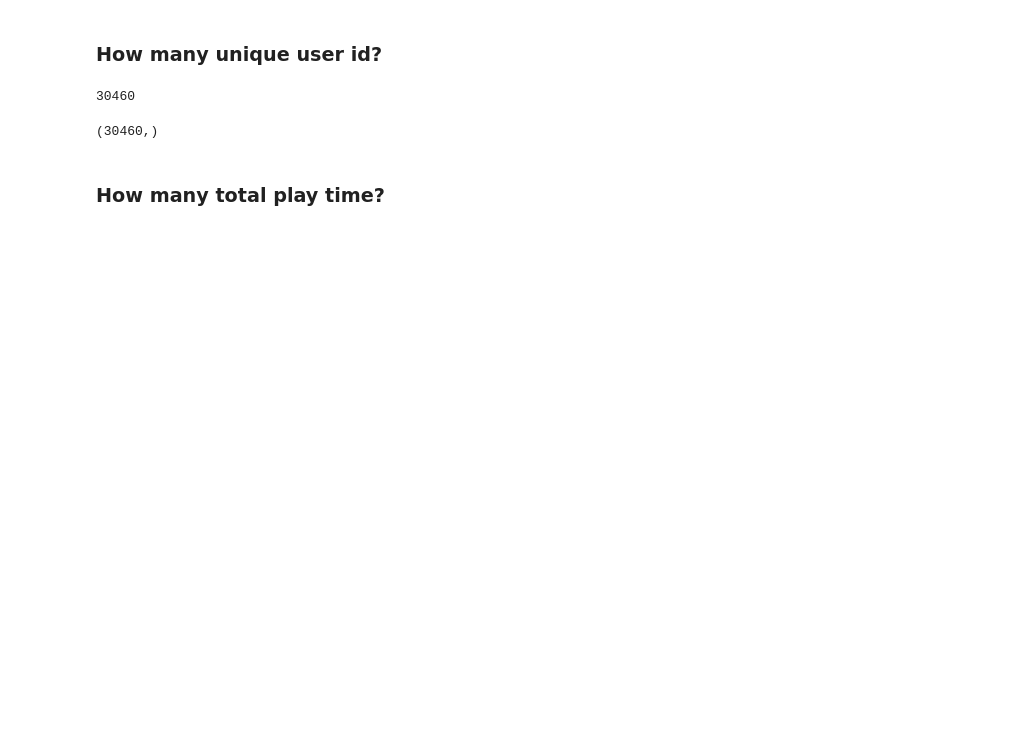
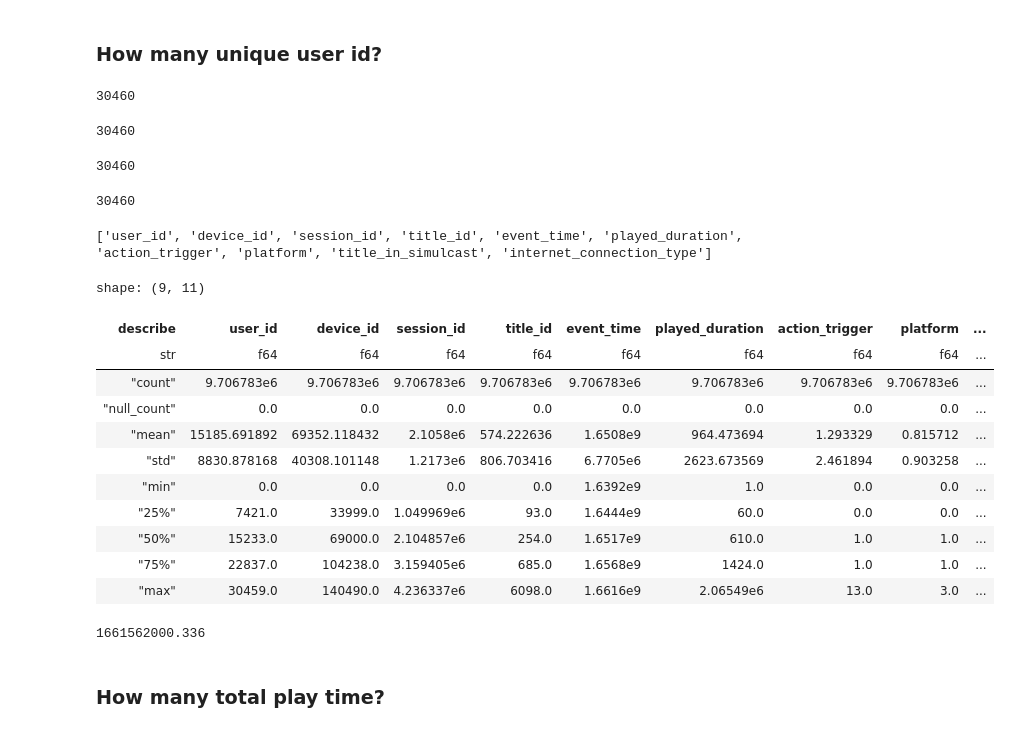
Before and after one commit to tjwei/AICA30019, a Jupyter notebook: 03-pandas_and_polars/02-polars_eager.ipynb, the cells around one changed output. Cells and saved outputs as stored; diff of their text form; code cells hidden in the pictures; blank space fills up the shorter version.

```diff
--- a/03-pandas_and_polars/02-polars_eager.ipynb
+++ b/03-pandas_and_polars/02-polars_eager.ipynb
@@ -69,13 +86,44 @@ df_source.columns
 # %% [markdown]
 ### How many unique user id?
+# %%
+len(set(df_source['user_id']))
+# %% [output]
+30460
 # %%
 len(set(df_source['user_id']))
 # %% [output]
 30460
 # %%
-df_source['user_id'].unique().shape
+df_source['user_id'].unique().shape[0]
 # %% [output]
-(30460,)
+30460
+# %%
+df_target['user_id'].unique().shape[0]
+# %% [output]
+30460
+# %%
+print(df_source.columns)
+# %% [output]
+['user_id', 'device_id', 'session_id', 'title_id', 'event_time', 'played_duration', 'action_trigger', 'platform', 'title_in_simulcast', 'internet_connection_type']
+# %%
+df_source.describe()
+# %% [output]
+shape: (9, 11)
+| describe | user_id | device_id | session_id | title_id | event_time | played_duration | action_trigger | platform | ... |
+| str | f64 | f64 | f64 | f64 | f64 | f64 | f64 | f64 | ... |
+| "count" | 9.706783e6 | 9.706783e6 | 9.706783e6 | 9.706783e6 | 9.706783e6 | 9.706783e6 | 9.706783e6 | 9.706783e6 | ... |
+| "null_count" | 0.0 | 0.0 | 0.0 | 0.0 | 0.0 | 0.0 | 0.0 | 0.0 | ... |
+| "mean" | 15185.691892 | 69352.118432 | 2.1058e6 | 574.222636 | 1.6508e9 | 964.473694 | 1.293329 | 0.815712 | ... |
+| "std" | 8830.878168 | 40308.101148 | 1.2173e6 | 806.703416 | 6.7705e6 | 2623.673569 | 2.461894 | 0.903258 | ... |
+| "min" | 0.0 | 0.0 | 0.0 | 0.0 | 1.6392e9 | 1.0 | 0.0 | 0.0 | ... |
+| "25%" | 7421.0 | 33999.0 | 1.049969e6 | 93.0 | 1.6444e9 | 60.0 | 0.0 | 0.0 | ... |
+| "50%" | 15233.0 | 69000.0 | 2.104857e6 | 254.0 | 1.6517e9 | 610.0 | 1.0 | 1.0 | ... |
+| "75%" | 22837.0 | 104238.0 | 3.159405e6 | 685.0 | 1.6568e9 | 1424.0 | 1.0 | 1.0 | ... |
+| "max" | 30459.0 | 140490.0 | 4.236337e6 | 6098.0 | 1.6616e9 | 2.06549e6 | 13.0 | 3.0 | ... |
+# %%
+df_target['event_time'].min()
+# %% [output]
+1661562000.336
 # %% [markdown]
 ### How many total play time?
 # %%
```
Also changed, not shown: parts of 53 cells of this notebook, 1 other file.
